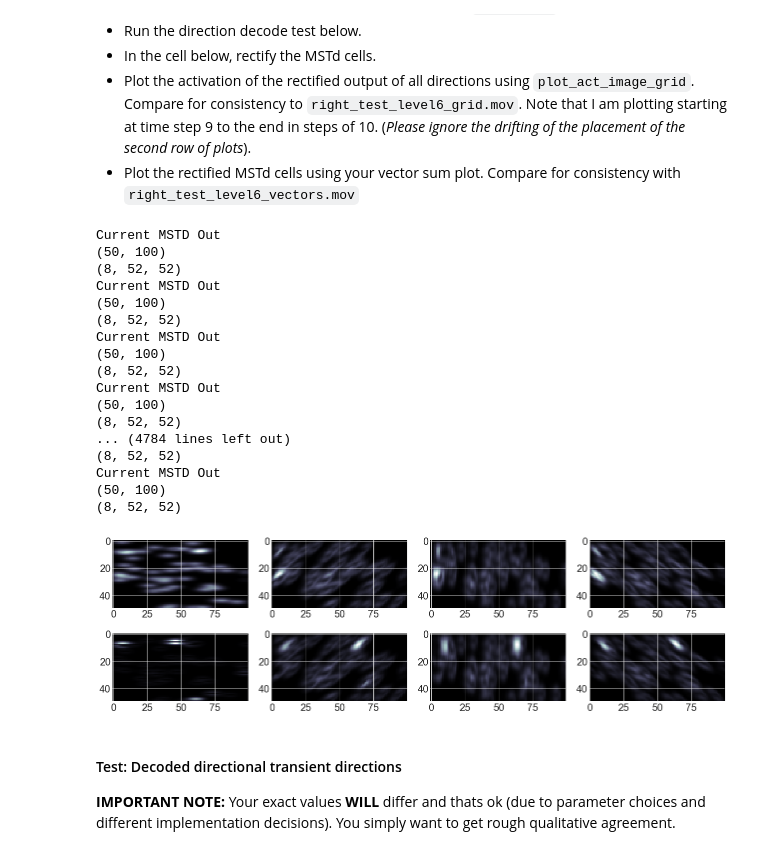
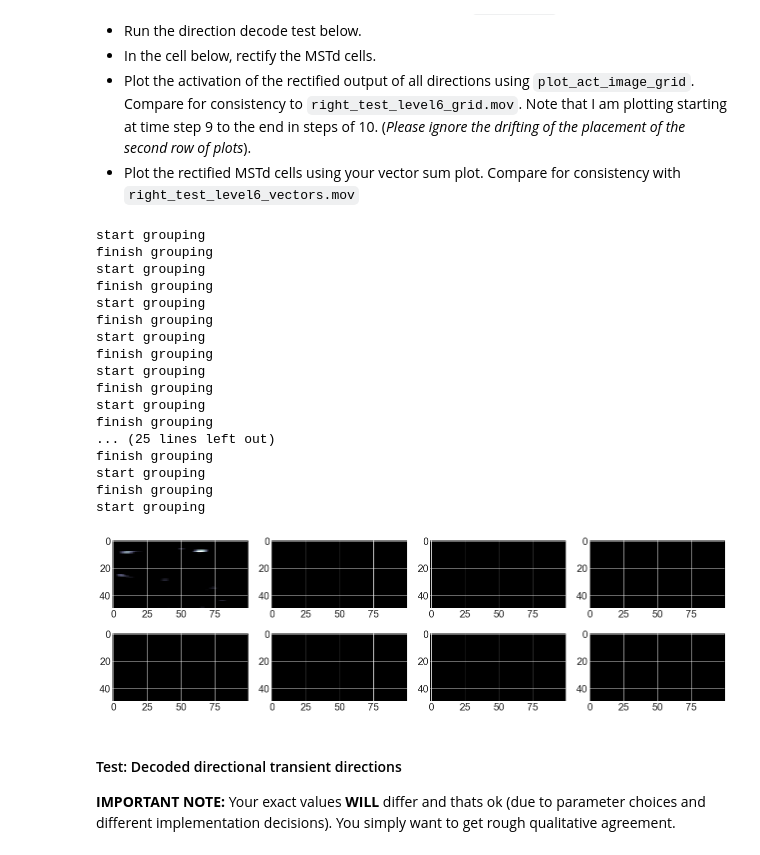
Before and after one commit to ejseal21/Computational-Neuroscience, a Jupyter notebook: Project4/motion_net_week_2.ipynb, the cells around one changed output. Drawn from its saved outputs; the diff is of its cells as text; code cells hidden in the pictures.

```diff
--- a/Project4/motion_net_week_2.ipynb
+++ b/Project4/motion_net_week_2.ipynb
@@ -387,10 +385,15 @@ lvl3_excit_ker_params = KernelParams(sigma=(2, 0.5), sz=(13, 13), gain=25)
 lvl4_params = LayerParams(tau=5, C=0.5)
 lvl4_excit_ker_params = KernelParams(sigma=(3, 1), sz=(19, 19), gain=5)
 lvl4_inhib_ker_params = KernelParams(sigma=4, sz=(25, 25), gain=5)
-lvl5_params = LayerParams(tau=.5)
-lvl5_excit_ker_params = KernelParams(sigma=(2,0.5), sz=(52,52), gain=25)
-lvl6_params = LayerParams(tau=5)
-lvl6_inhib_ker_params= KernelParams(sigma=4, sz=(52,52), gain = 5)
+# lvl5_params = LayerParams(tau=.5)
+# lvl5_excit_ker_params = KernelParams(sigma=(2,0.5), sz=(52,52), gain=25)
+# lvl6_params = LayerParams(tau=5, output_thres=0.002)
+# lvl6_inhib_ker_params= KernelParams(sigma=4, sz=(52,52), gain = 5)
+
+lvl6_params = LayerParams(tau=5, C=0.5, excit_g=2)
+lvl6_inhib_ker_params = KernelParams(sigma=8, sz=(51, 51), gain=1)
+lvl5_params = LayerParams(tau=5, C=0.5)
+lvl5_excit_ker_params = KernelParams(sigma=(10, 3), sz=(51, 51), gain=2)
 
 
 # Simulate net
@@ -413,28 +416,28 @@ net.simulate(right_motion)
 # Compute rectified layer output
 mstd_out = net.mstd_out
 # %% [output]
-Current MSTD Out
-(50, 100)
-(8, 52, 52)
-Current MSTD Out
-(50, 100)
-(8, 52, 52)
-Current MSTD Out
-(50, 100)
-(8, 52, 52)
-Current MSTD Out
-(50, 100)
-(8, 52, 52)
-... (4784 lines left out)
-(8, 52, 52)
-Current MSTD Out
-(50, 100)
-(8, 52, 52)
+start grouping
+finish grouping
+start grouping
+finish grouping
+start grouping
+finish grouping
+start grouping
+finish grouping
+start grouping
+finish grouping
+start grouping
+finish grouping
+... (25 lines left out)
+finish grouping
+start grouping
+finish grouping
+start grouping
 # %%
 # Your grid of image plots of the layer 6 cells output over time
-plot_act_image_grid(mstd_out[::10], n_rows=2, n_cols=4, pause=.00001, cmap='bone', figSz=(18, 9))
+plot_act_image_grid(mstd_out[::5], n_rows=2, n_cols=4, pause=.00001, cmap='bone', figSz=(18, 9))
 # %% [output]
-[figure, old version]
+[figure, new version]
 # %% [markdown]
 #### Test: Decoded directional transient directions
 
```
Also changed, not shown: parts of 5 cells of this notebook, 1 other file.
